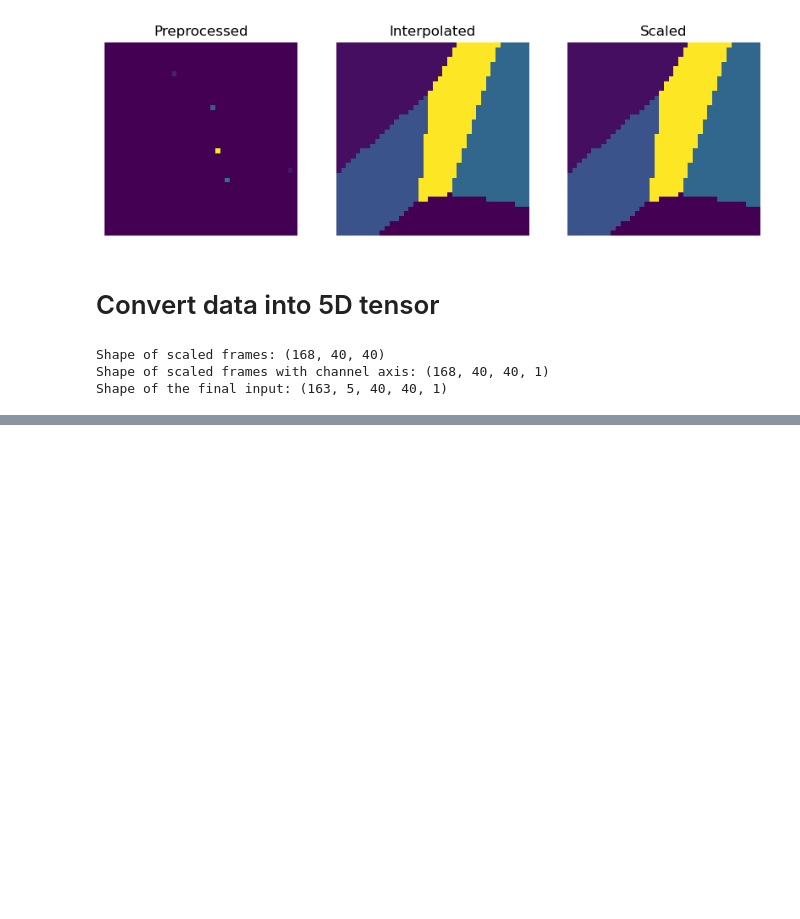
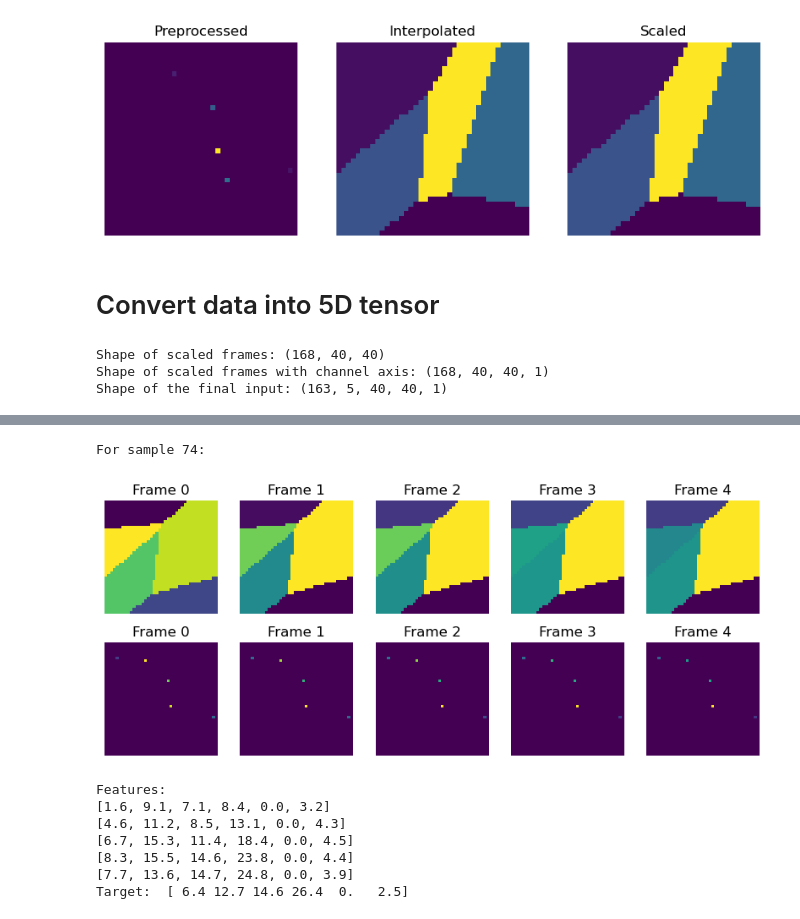
Before and after one commit to matthewgraca/hrrr-smoke-viz, a Jupyter notebook: data/airnow_data_pipeline.ipynb, the cells around one changed output, grey strips where cells are left out. Cells and saved outputs as stored; diff of their text form; code cells hidden in the pictures; blank space fills up the shorter version.

Commit message:
slight clarity edits. added X and Y dataset preprocessing; should be ready to begin merging with HRRR channel

```diff
--- a/data/airnow_data_pipeline.ipynb
+++ b/data/airnow_data_pipeline.ipynb
@@ -15,19 +15,21 @@ import pandas as pd
 import numpy as np
 import matplotlib.pyplot as plt
 import os
+import sys
 
+# bounding box and dimension of a frame
 lat_bottom, lat_top = 33.6, 34.3
 lon_bottom, lon_top = -118.6, -117.9
 dim = 40
 
-# get airnow data
+# get airnow data from the EPA
 if os.path.exists('airnow.json'):
     print("airnow.json already exists; skipping request...")
 else:
     date_start = '2025-01-10T00'
     date_end = '2025-01-16T23'
     bbox = f'{lon_bottom},{lat_bottom},{lon_top},{lat_top}'
-    airnow_api_key = 'D73B0C80-2A31-40D8-955F-9B00DF659AE0'#print("YOU NEED TO ADD YOUR API KEY!")
+    airnow_api_key = print("YOU NEED TO ADD YOUR API KEY!")
     URL = "https://www.airnowapi.org/aq/data"
 
     # location given here
@@ -59,5 +61,7 @@ else:
 with open('airnow.json', 'r') as file:
     airnow_data = json.load(file)
 airnow_df = pd.json_normalize(airnow_data)
+
+# examine
 airnow_df[0:20]
 # %% [output]
@@ -307,8 +315,8 @@ def sliding_window_of(frames, sample_size, rows, cols, channels):
         samples[i] = np.array([frames[j] for j in range(i, i + sample_size)])
     return samples
 
-complete_dataset = sliding_window_of(frames=frames, sample_size=5, rows=dim, cols=dim, channels=1)
-print(f"Shape of the final input: {complete_dataset.shape}")
+X = sliding_window_of(frames=frames, sample_size=5, rows=dim, cols=dim, channels=1)
+print(f"Shape of the final input: {X.shape}")
 # %% [output]
 Shape of scaled frames: (168, 40, 40)
 Shape of scaled frames with channel axis: (168, 40, 40, 1)
@@ -325,0 +376,36 @@ ValueError: could not broadcast input array from shape (168,40,40,1) into shape
+# %%
+randIdx = np.random.choice(range(0, len(Y)), replace=False)
+print(f"For sample {randIdx}:")
+
+fig, axes = plt.subplots(2, 5, figsize=(10, 4))
+for idx, ax in enumerate(axes[0]):
+    ax.imshow(X[randIdx][idx])
+    ax.set_title(f"Frame {idx}")
+    ax.axis("off")
+
+features = []
+for idx, ax in enumerate(axes[1]):
+    ax.imshow(list_unInter[randIdx+idx])
+    ax.set_title(f"Frame {idx}")
+    ax.axis("off")
+    sens = []
+    for sensor, loc in enumerate(airnow_sens_loc):
+        x, y = airnow_sens_loc[loc]
+        sens.append(float(list_unInter[randIdx+idx][x][y]))
+    features.append(sens)
+
+plt.show()
+
+print("Features: ")
+print(*features, sep='\n')
+print("Target: ", Y[randIdx])
+# %% [output]
+For sample 74:
+[figure, added]
+Features:
+[1.6, 9.1, 7.1, 8.4, 0.0, 3.2]
+[4.6, 11.2, 8.5, 13.1, 0.0, 4.3]
+[6.7, 15.3, 11.4, 18.4, 0.0, 4.5]
+[8.3, 15.5, 14.6, 23.8, 0.0, 4.4]
+[7.7, 13.6, 14.7, 24.8, 0.0, 3.9]
+Target:  [ 6.4 12.7 14.6 26.4  0.   2.5]
```
Also changed, not shown: parts of 5 cells of this notebook.
